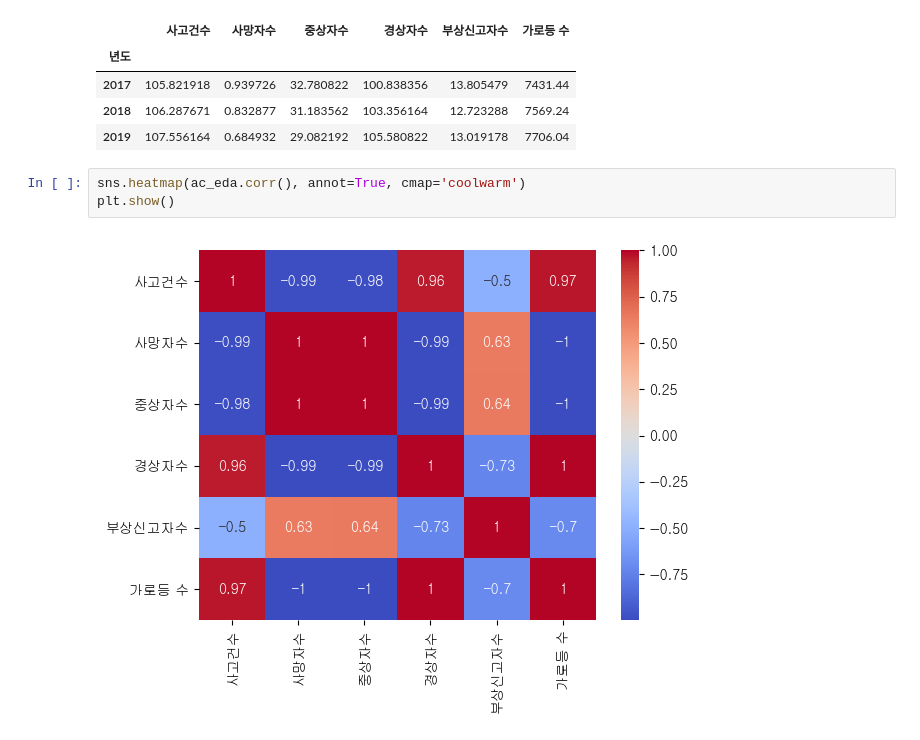
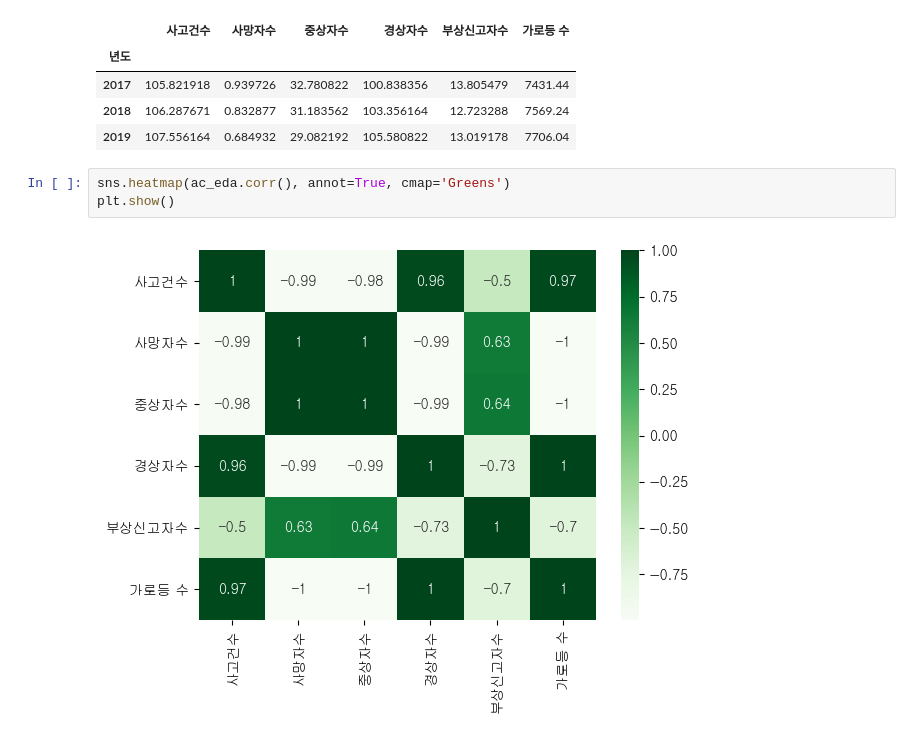
Before and after one commit to Jjineeq/Web_Crawling, a Jupyter notebook: rain_snow/날씨 (1) (1).ipynb, the cells around one changed output. Cells and saved outputs as stored; diff of their text form.

```diff
--- a/rain_snow/날씨 (1) (1).ipynb
+++ b/rain_snow/날씨 (1) (1).ipynb
@@ -393,7 +393,7 @@ ac_eda
 | 2018 | 106.287671 | 0.832877 | 31.183562 | 103.356164 | 12.723288 | 7569.24 |
 | 2019 | 107.556164 | 0.684932 | 29.082192 | 105.580822 | 13.019178 | 7706.04 |
 # %%
-sns.heatmap(ac_eda.corr(), annot=True, cmap='coolwarm')
+sns.heatmap(ac_eda.corr(), annot=True, cmap='Greens')
 plt.show()
 # %% [output]
-[figure, old version]
+[figure, new version]
```
Also changed, not shown: parts of 5 cells of this notebook.
